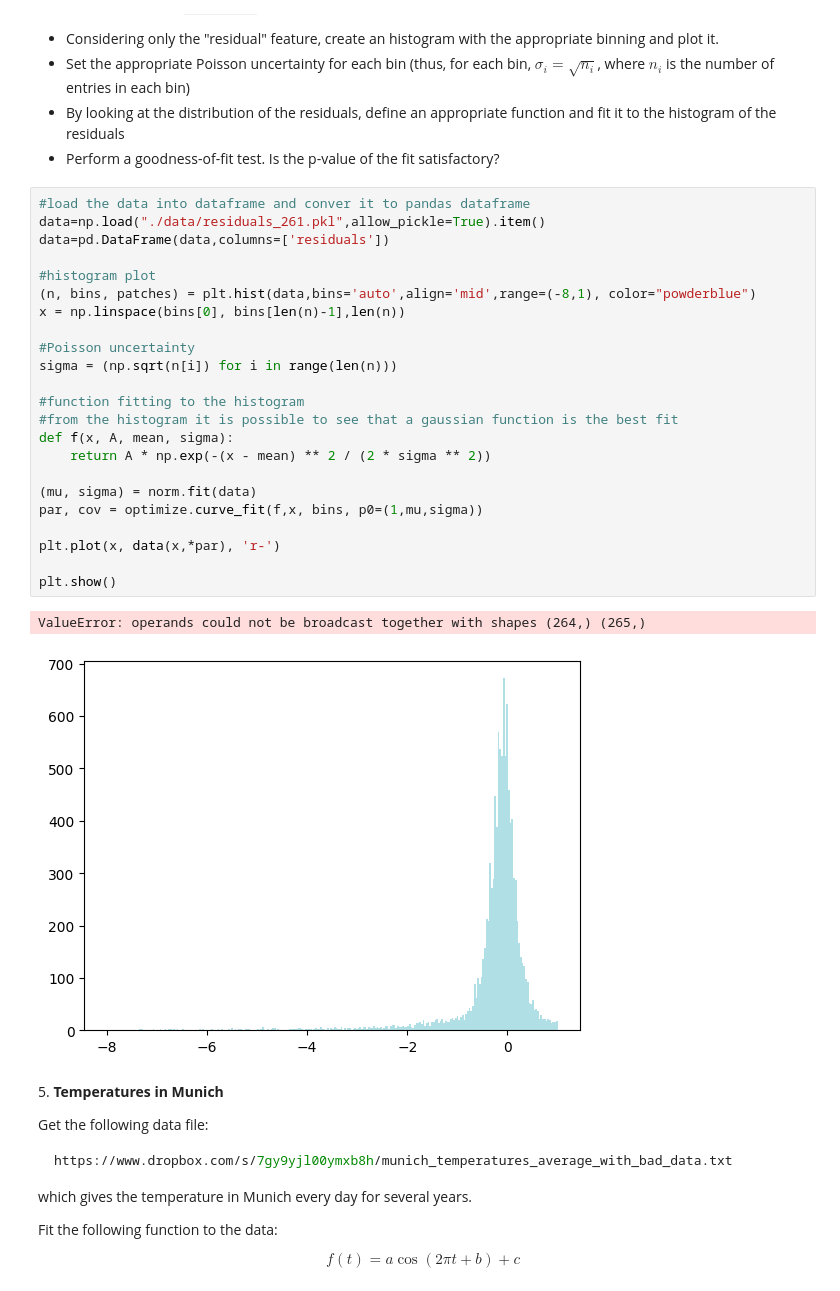
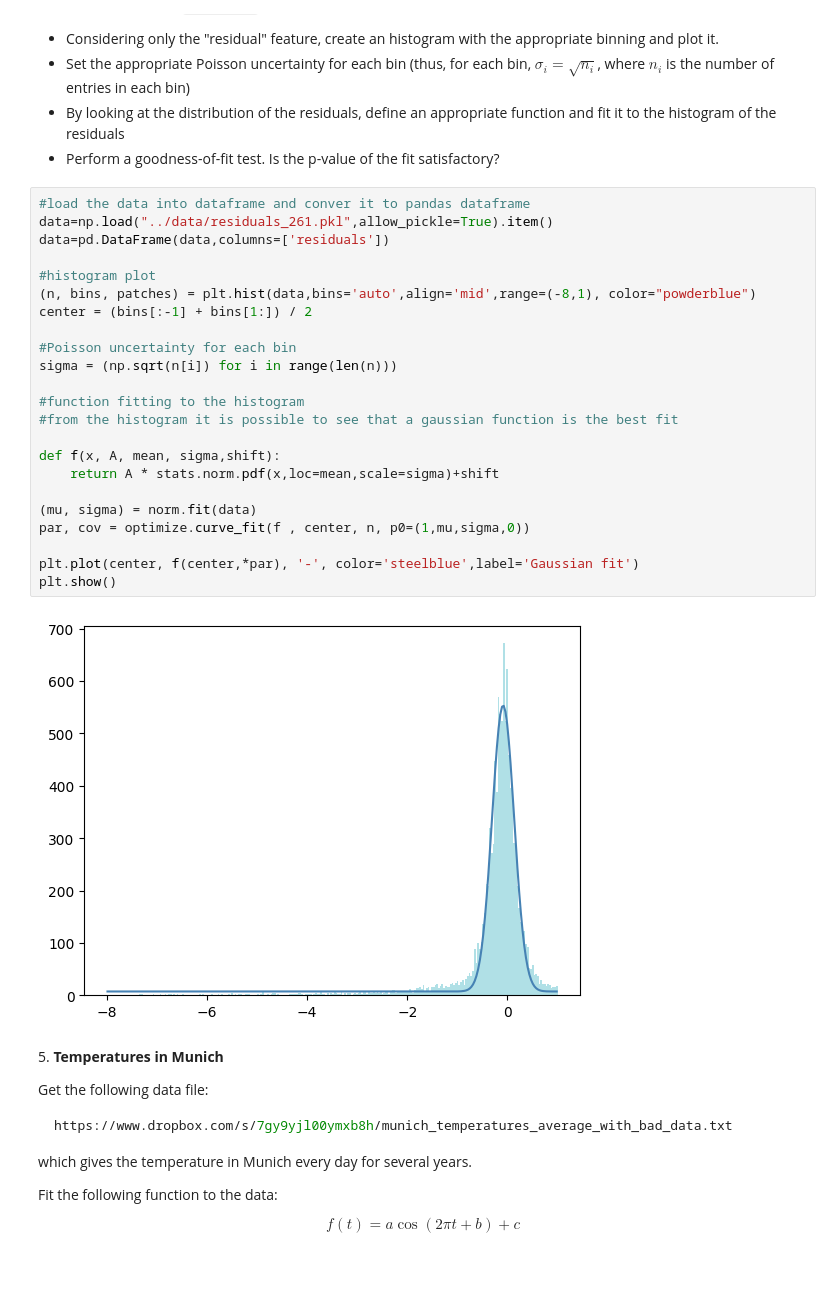
Before and after one commit to akaik0/ScientificComputingWithPython2022, a Jupyter notebook: exercises_week_10/10ex_tests.ipynb, the cells around one changed output. Cells and saved outputs as stored; diff of their text form.

```diff
--- a/exercises_week_10/10ex_tests.ipynb
+++ b/exercises_week_10/10ex_tests.ipynb
@@ -158,30 +160,29 @@ The feature named `residual` contains the residuals (defined as $y_i - \hat{y}_i
 - Perform a goodness-of-fit test. Is the p-value of the fit satisfactory?
 # %%
 #load the data into dataframe and conver it to pandas dataframe
-data=np.load("./data/residuals_261.pkl",allow_pickle=True).item()
+data=np.load("../data/residuals_261.pkl",allow_pickle=True).item()
 data=pd.DataFrame(data,columns=['residuals'])
 
 #histogram plot
 (n, bins, patches) = plt.hist(data,bins='auto',align='mid',range=(-8,1), color="powderblue")
-x = np.linspace(bins[0], bins[len(n)-1],len(n))
+center = (bins[:-1] + bins[1:]) / 2
 
-#Poisson uncertainty
+#Poisson uncertainty for each bin
 sigma = (np.sqrt(n[i]) for i in range(len(n)))
 
 #function fitting to the histogram
 #from the histogram it is possible to see that a gaussian function is the best fit
-def f(x, A, mean, sigma):
-    return A * np.exp(-(x - mean) ** 2 / (2 * sigma ** 2))
+
+def f(x, A, mean, sigma,shift):
+    return A * stats.norm.pdf(x,loc=mean,scale=sigma)+shift
 
 (mu, sigma) = norm.fit(data)
-par, cov = optimize.curve_fit(f,x, bins, p0=(1,mu,sigma))
+par, cov = optimize.curve_fit(f , center, n, p0=(1,mu,sigma,0))
 
-plt.plot(x, data(x,*par), 'r-')
-
+plt.plot(center, f(center,*par), '-', color='steelblue',label='Gaussian fit')
 plt.show()
 # %% [output]
-ValueError: operands could not be broadcast together with shapes (264,) (265,)
-[figure, old version]
+[figure, new version]
 # %% [markdown]
 5\. **Temperatures in Munich**
 
```
Also changed, not shown: parts of 4 cells of this notebook, 1 other file.
